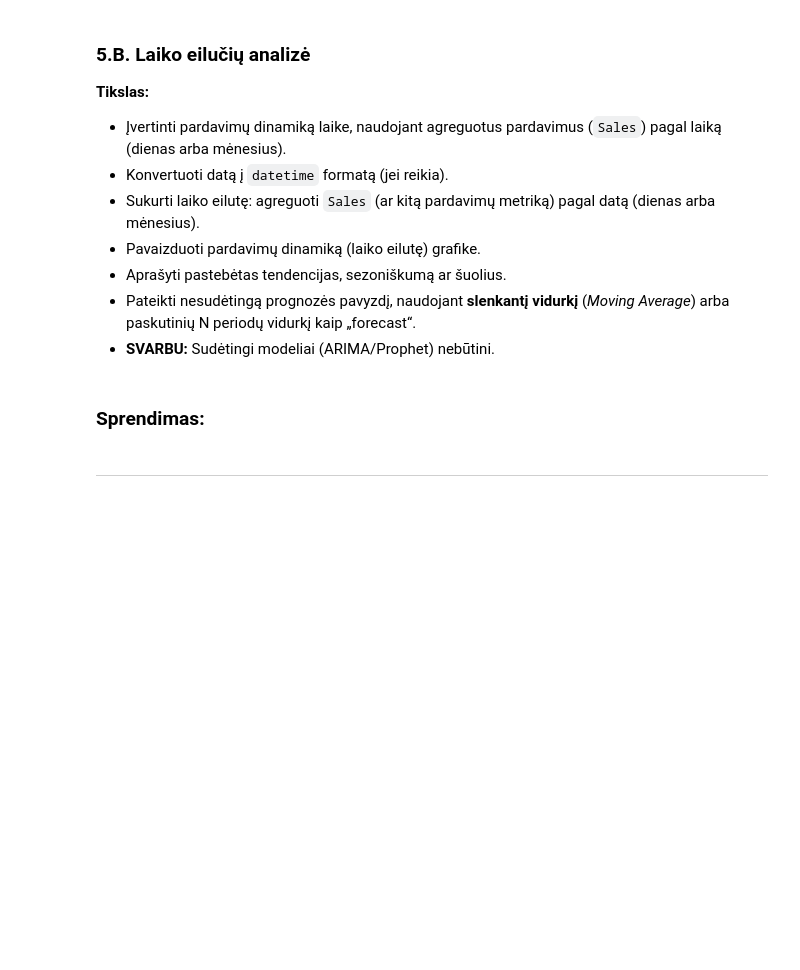
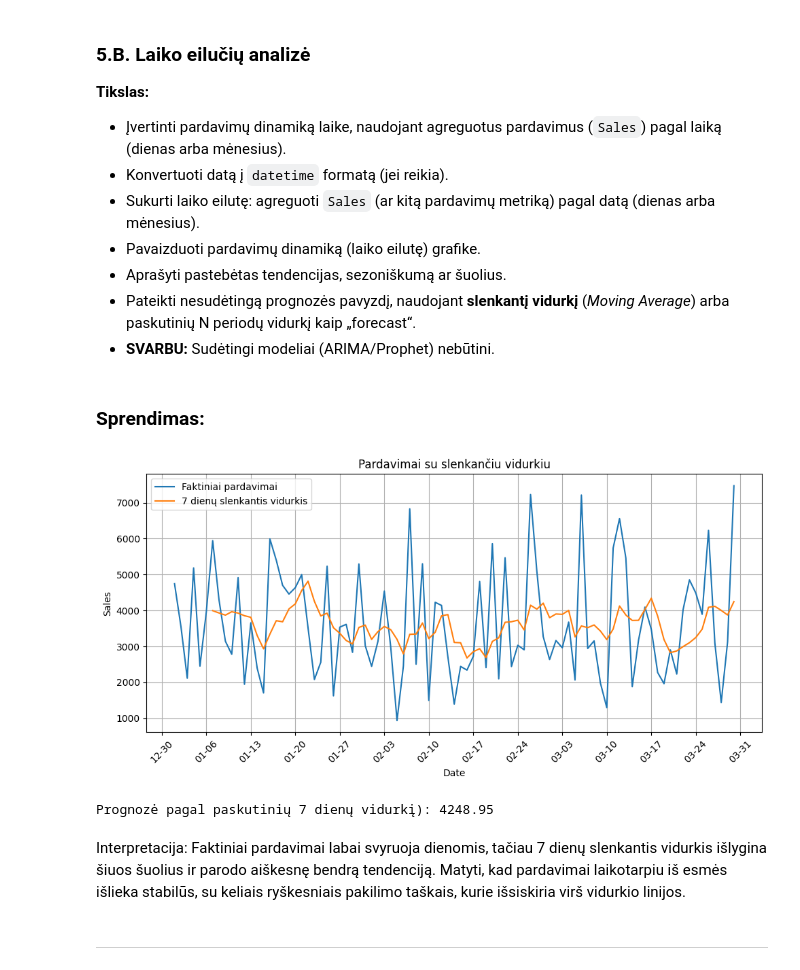
Before and after one commit to Devilstix/BIT_Data_analyst, a Jupyter notebook: 05_regressions/PYTHON capstone project/capstone_project.ipynb, the cells around one changed output. Cells and saved outputs as stored; diff of their text form; code cells hidden in the pictures; blank space fills up the shorter version.

```diff
--- a/05_regressions/PYTHON capstone project/capstone_project.ipynb
+++ b/05_regressions/PYTHON capstone project/capstone_project.ipynb
@@ -641,3 +641,35 @@ RMSE: 0.00
+# %%
+# Sukurti laiko eilutę
+sales_time = df.groupby("Date")["Sales"].sum().sort_index()
+
+# 1 grafikas – pardavimų dinamika
+plt.figure(figsize=(10,5))
+plt.plot(sales_time, label="Faktiniai pardavimai")
+plt.plot(moving_avg, label="7 dienų slenkantis vidurkis")
+
+plt.title("Pardavimai su slenkančiu vidurkiu")
+plt.xlabel("Date")
+plt.ylabel("Sales")
+plt.legend()
+
+ax = plt.gca()
+ax.xaxis.set_major_locator(mdates.WeekdayLocator(interval=1))  # kas savaitę
+ax.xaxis.set_major_formatter(mdates.DateFormatter('%m-%d'))
+
+plt.xticks(rotation=45)
+plt.tight_layout()
+plt.show()
+
+
+# Paprasta prognozė
+forecast = sales_time.tail(7).mean().round(2)
+
+print("Prognozė pagal paskutinių 7 dienų vidurkį):", forecast)
+# %% [output]
+[figure, added]
+Prognozė pagal paskutinių 7 dienų vidurkį): 4248.95
+# %% [markdown]
+Interpretacija: Faktiniai pardavimai labai svyruoja dienomis, tačiau 7 dienų slenkantis vidurkis išlygina šiuos šuolius ir parodo aiškesnę bendrą tendenciją. Matyti, kad pardavimai laikotarpiu iš esmės išlieka stabilūs, su keliais ryškesniais pakilimo taškais, kurie išsiskiria virš vidurkio linijos.
 # %% [markdown]
 ---
 # %% [markdown]
```
Also changed, not shown: parts of 8 cells of this notebook, 13 other files.
